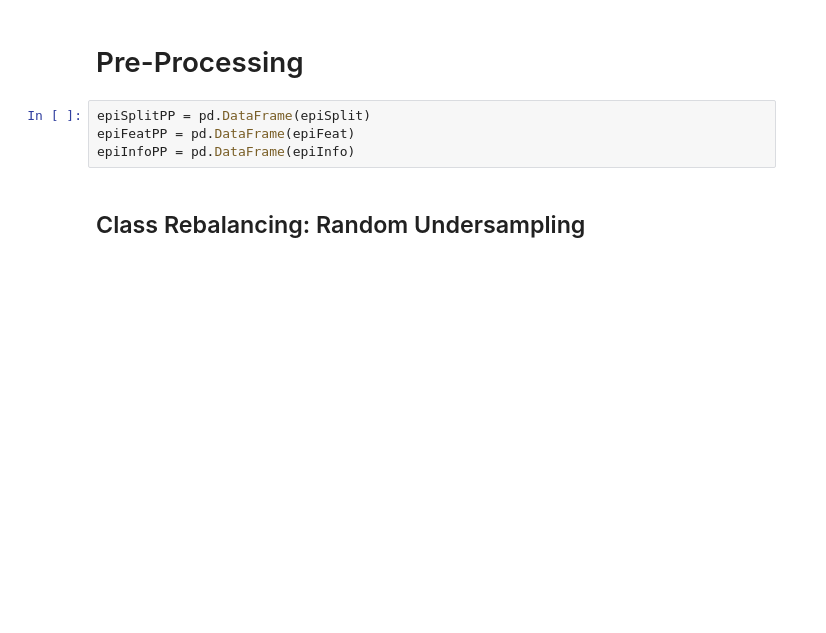
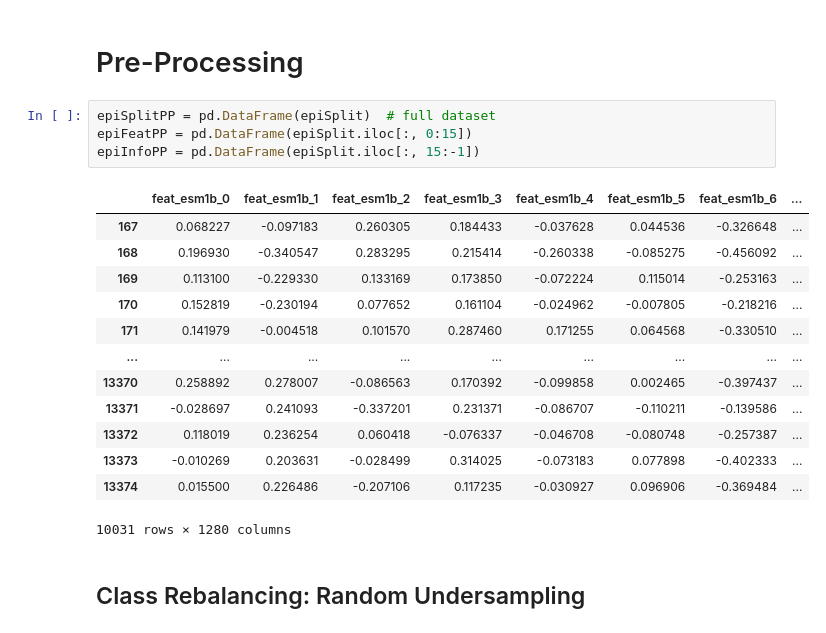
Before and after one commit to JPeck567/EpiPredProject, a Jupyter notebook: EpitopePred.ipynb, the cells around one changed output. Saved outputs shown, nothing was run; the diff lists cells and outputs as text; blank space fills up the shorter version.

```diff
--- a/EpitopePred.ipynb
+++ b/EpitopePred.ipynb
@@ -199,9 +267,23 @@ epiFeatCorr[epiFeatCorr > 0.95]
 # %% [markdown]
 # Pre-Processing
 # %%
-epiSplitPP = pd.DataFrame(epiSplit)
-epiFeatPP = pd.DataFrame(epiFeat)
-epiInfoPP = pd.DataFrame(epiInfo)
+epiSplitPP = pd.DataFrame(epiSplit)  # full dataset
+epiFeatPP = pd.DataFrame(epiSplit.iloc[:, 0:15])
+epiInfoPP = pd.DataFrame(epiSplit.iloc[:, 15:-1])
+# %% [output]
+|  | feat_esm1b_0 | feat_esm1b_1 | feat_esm1b_2 | feat_esm1b_3 | feat_esm1b_4 | feat_esm1b_5 | feat_esm1b_6 | ... |
+| 167 | 0.068227 | -0.097183 | 0.260305 | 0.184433 | -0.037628 | 0.044536 | -0.326648 | ... |
+| 168 | 0.196930 | -0.340547 | 0.283295 | 0.215414 | -0.260338 | -0.085275 | -0.456092 | ... |
+| 169 | 0.113100 | -0.229330 | 0.133169 | 0.173850 | -0.072224 | 0.115014 | -0.253163 | ... |
+| 170 | 0.152819 | -0.230194 | 0.077652 | 0.161104 | -0.024962 | -0.007805 | -0.218216 | ... |
+| 171 | 0.141979 | -0.004518 | 0.101570 | 0.287460 | 0.171255 | 0.064568 | -0.330510 | ... |
+| ... | ... | ... | ... | ... | ... | ... | ... | ... |
+| 13370 | 0.258892 | 0.278007 | -0.086563 | 0.170392 | -0.099858 | 0.002465 | -0.397437 | ... |
+| 13371 | -0.028697 | 0.241093 | -0.337201 | 0.231371 | -0.086707 | -0.110211 | -0.139586 | ... |
+| 13372 | 0.118019 | 0.236254 | 0.060418 | -0.076337 | -0.046708 | -0.080748 | -0.257387 | ... |
+| 13373 | -0.010269 | 0.203631 | -0.028499 | 0.314025 | -0.073183 | 0.077898 | -0.402333 | ... |
+| 13374 | 0.015500 | 0.226486 | -0.207106 | 0.117235 | -0.030927 | 0.096906 | -0.369484 | ... |
+10031 rows × 1280 columns
 # %% [markdown]
 ## Class Rebalancing: Random Undersampling
 # %%
```
Also changed, not shown: parts of 35 cells of this notebook.
